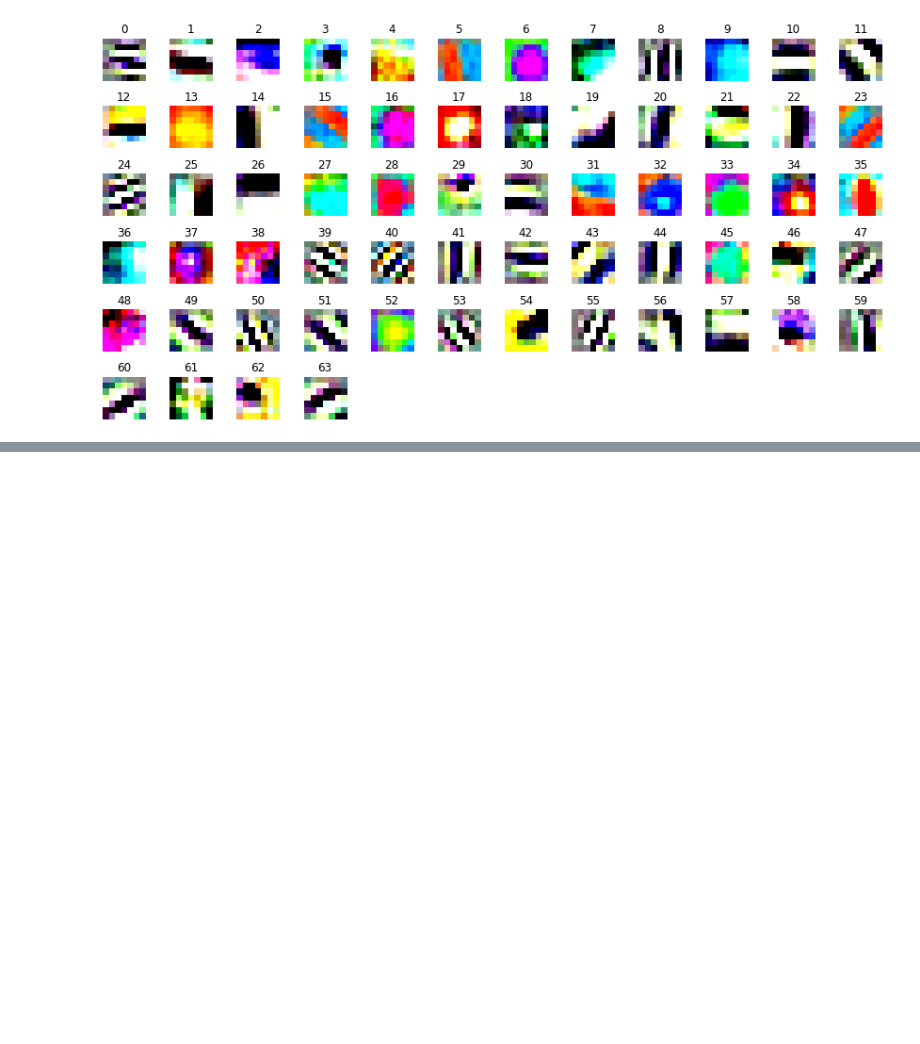
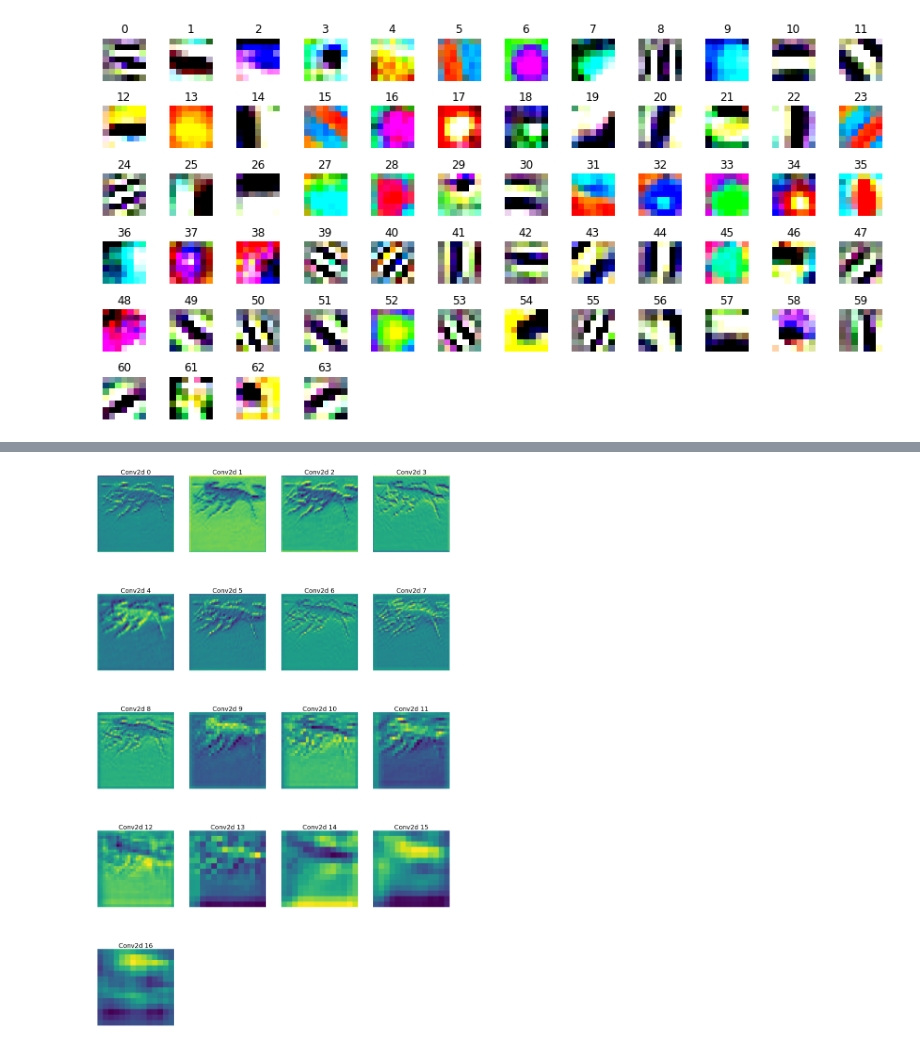
Before and after one commit to Chandu-4444/Tiny-ImageNet, a Jupyter notebook: TinyImageNet.ipynb, the cells around one changed output, grey strips where cells are left out. Cells and saved outputs as stored; diff of their text form; code cells hidden in the pictures; blank space fills up the shorter version.

```diff
--- a/TinyImageNet.ipynb
+++ b/TinyImageNet.ipynb
@@ -339,0 +345,2 @@ plot_filters_multi_channel(weight_tensor.cpu())
+# %%
+img_tensor = img.unsqueeze(0).to(DEVICE)
@@ -339,0 +371,13 @@ plot_filters_multi_channel(weight_tensor.cpu())
+# %%
+image = img_tensor
+outputs = []
+names = []
+for layer in conv_layers[0:]:
+    image = layer(image)
+    outputs.append(image)
+    names.append(str(layer))
+    print("Done ",layer)
+print(len(outputs))
+#print feature_maps
+for feature_map in outputs:
+    print(feature_map.shape)
@@ -339,0 +402,9 @@ plot_filters_multi_channel(weight_tensor.cpu())
+# %%
+processed = []
+for feature_map in outputs:
+    feature_map = feature_map.squeeze(0)
+    gray_scale = torch.sum(feature_map,0)
+    gray_scale = gray_scale / feature_map.shape[0]
+    processed.append(gray_scale.data.cpu().numpy())
+for fm in processed:
+    print(fm.shape)
@@ -340,2 +429,12 @@ plot_filters_multi_channel(weight_tensor.cpu())
+# %%
+fig = plt.figure(figsize=(30, 50))
+for i in range(len(processed)):
+    a = fig.add_subplot(5, 4, i+1)
+    imgplot = plt.imshow(processed[i])
+    a.axis("off")
+    a.set_title(names[i].split('(')[0] + " "+str(i), fontsize=30)
+plt.savefig(str('feature_maps.jpg'), bbox_inches='tight')
+# %% [output]
+[figure, added]
 # %%
 torch.save(model.state_dict(), "resnet_final.pt")
```
Also changed, not shown: parts of 11 cells of this notebook, 1 other file.
